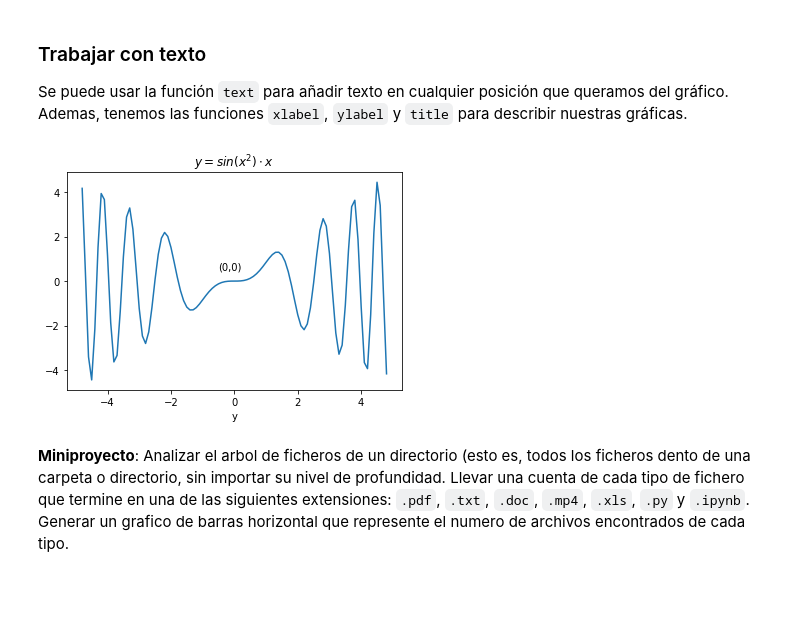
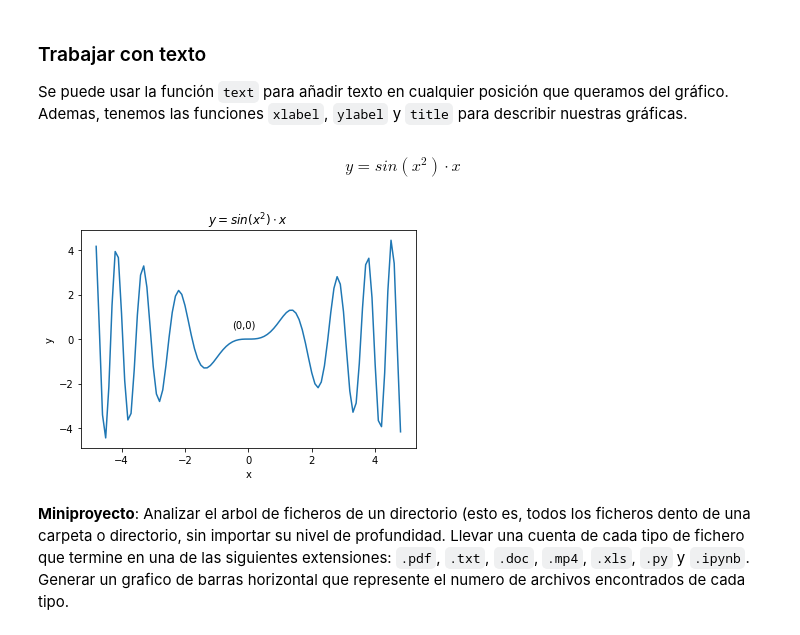
Before and after one commit to pythoncanarias/eoi, a Jupyter notebook: 05-libs/external/matplotlib/matplotlib.ipynb, the cells around one changed output. Saved outputs shown, nothing was run; the diff lists cells and outputs as text; code cells hidden in the pictures; blank space fills up the shorter version.

```diff
--- a/05-libs/external/matplotlib/matplotlib.ipynb
+++ b/05-libs/external/matplotlib/matplotlib.ipynb
@@ -266,23 +290,25 @@ plt.show()
 ### Trabajar con texto
 
 Se puede usar la función `text` para añadir texto en cualquier posición que queramos del gráfico. Ademas, tenemos las funciones `xlabel`, `ylabel` y `title` para describir nuestras gráficas.
+# %% [markdown]
+$$ y=sin(x^2)\cdot x $$
 # %%
 import math
 import matplotlib.pyplot as plt
 
 def y(x):
     return math.sin(x**2) * x
 
 X = list(x/10. for x in range(-48, 49))
 y = [y(_x) for _x in X]
 
 plt.plot(X, y)
 plt.title(r"$y=sin(x^2)\cdot x$")
 plt.xlabel("x")
-plt.xlabel("y")
+plt.ylabel("y")
 plt.text(-0.5, 0.5, "(0,0)")
 plt.show()
 # %% [output]
-[figure, old version]
+[figure, new version]
 # %% [markdown]
 **Miniproyecto**: Analizar el arbol de ficheros de un directorio (esto es, todos los ficheros dento de una carpeta o directorio, sin importar su nivel de profundidad. Llevar una cuenta de cada tipo de fichero que termine en una de las siguientes extensiones: `.pdf`, `.txt`, `.doc`, `.mp4`, `.xls`, `.py` y `.ipynb`. Generar un grafico de barras horizontal que represente el numero de archivos encontrados de cada tipo.
```
Also changed, not shown: parts of 12 cells of this notebook, 1 other file.
